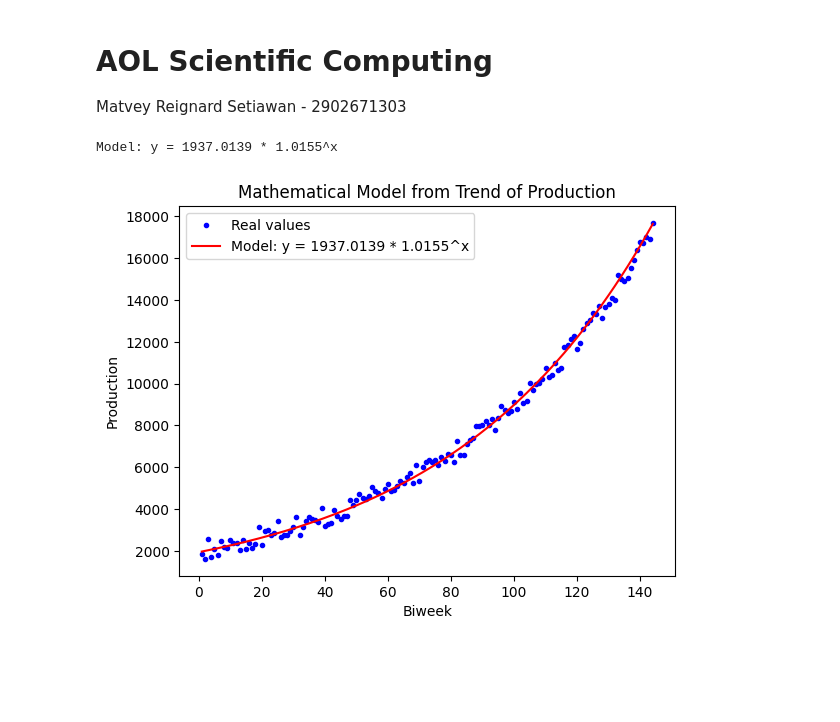
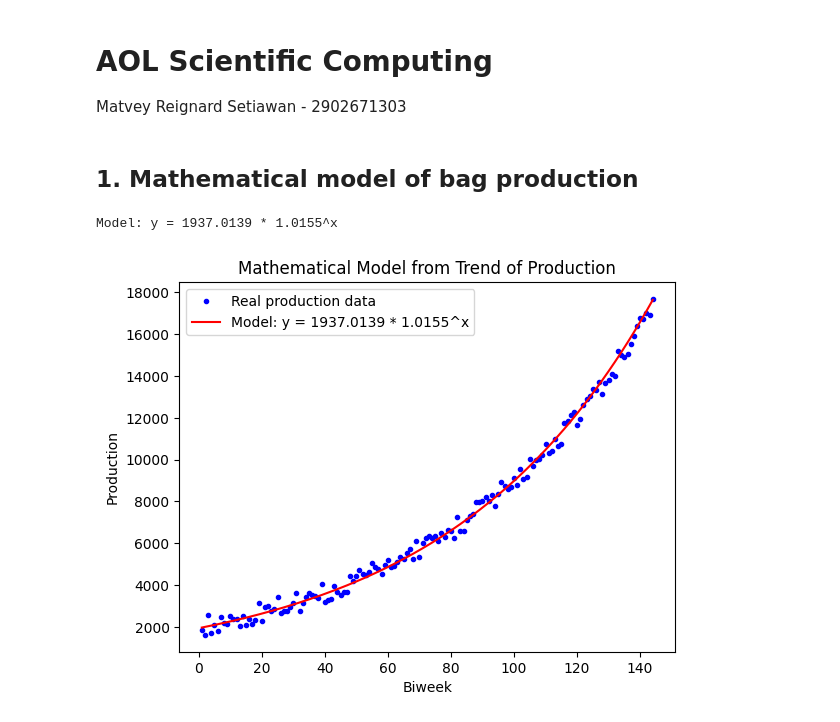
Before and after one commit to matveyrei27/aol-scicomp, a Jupyter notebook: AOLSciCompColab.ipynb, the cells around one changed output. Drawn from its saved outputs; the diff is of its cells as text; code cells hidden in the pictures; blank space fills up the shorter version.

```diff
--- a/AOLSciCompColab.ipynb
+++ b/AOLSciCompColab.ipynb
@@ -21,37 +21,39 @@ y = np.array([
     9685,9966,10048,10244,10740,10318,10393,10986,10635,10731,11749,11849,12123,
     12274,11666,11960,12629,12915,13051,13387,13309,13732,13162,13644,13808,14101,
     13992,15191,15018,14917,15046,15556,15893,16388,16782,16716,17033,16896,17689])
-x = np.linspace(1, len(y), len(y))
+x = np.linspace(1, len(y), len(y), dtype=int)
+# %% [markdown]
+## 1. Mathematical model of bag production
 # %%
 # 1.
 # Formula I'm using: y = a * b ^ x
 # ln y=  ln a + x * ln b
 # Z = A + x * B
 # A = mean(Z) - B * mean(x)
 # B = ( n * sum (x * Z) - sum(x) * sum (Z) ) / n * sum(x^2) - (sum(x))^2
 
 n = len(y)
 Z = np.log(y)
 B = (n * np.sum(x * Z) - np.sum(x) * np.sum(Z)) / (n * np.sum(x**2) - (np.sum(x))**2)
 A = np.mean(Z) - B * np.mean(x)
 
 b = (math.e)**B
 a = (math.e)**A
 
 print(f"Model: y = {a:.4f} * {b:.4f}^x")
 
 def f(x):
   return a * (b ** x)
 
 y_reg = f(x)
 
-plt.plot(x, y, 'b.', label="Real values")
+plt.plot(x, y, 'b.', label="Real production data")
 plt.plot(x, y_reg, 'r', label=f"Model: y = {a:.4f} * {b:.4f}^x")
 plt.legend()
 plt.xlabel("Biweek")
 plt.ylabel("Production")
 plt.title("Mathematical Model from Trend of Production")
 plt.show()
 # %% [output]
 Model: y = 1937.0139 * 1.0155^x
-[figure, old version]
+[figure, new version]
```
Also changed, not shown: parts of 9 cells of this notebook.
